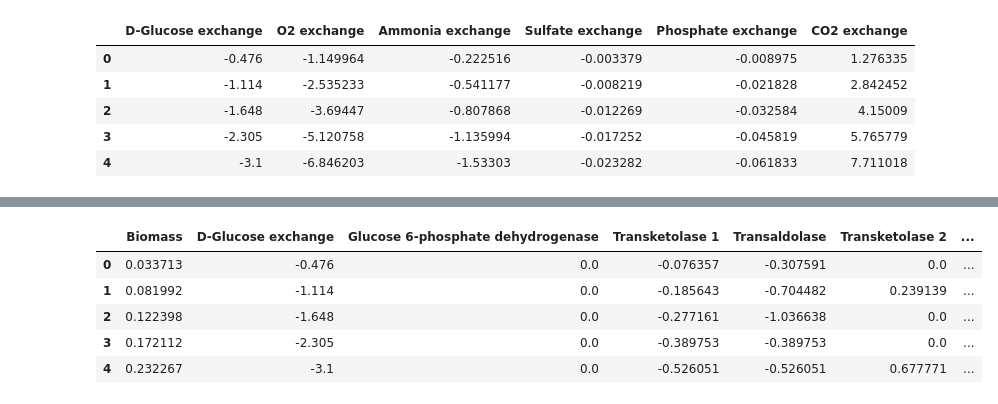
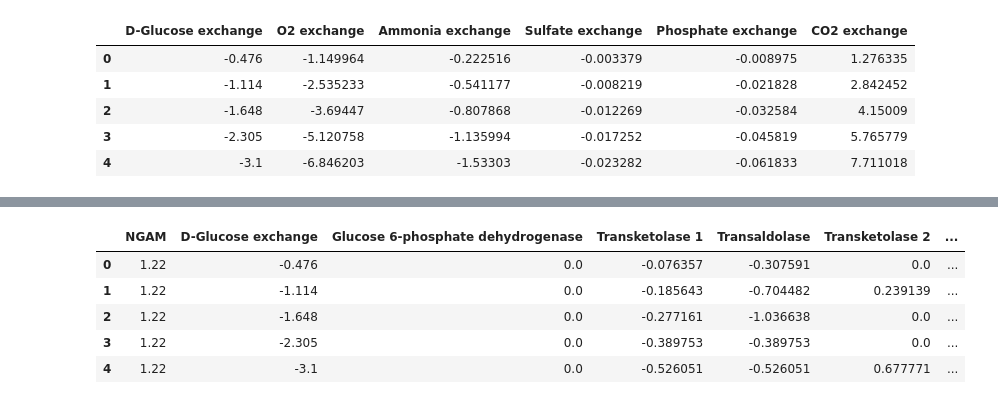
Before and after one commit to maivehanni/BSc_thesis, a Jupyter notebook: Python_scripts/All_models_NGAM_min/Rt_IFO0880_NGAM_min.ipynb, the cells around one changed output, grey strips where cells are left out. Cells and saved outputs as stored; diff of their text form; code cells hidden in the pictures.

```diff
--- a/Python_scripts/All_models_NGAM_min/Rt_IFO0880_NGAM_min.ipynb
+++ b/Python_scripts/All_models_NGAM_min/Rt_IFO0880_NGAM_min.ipynb
@@ -42,27 +39,25 @@ Optimal solution with objective value 0.073
 2398 rows × 2 columns
 # %%
 glucose_uptakes= [0.476, 1.114, 1.648, 2.305, 3.1]
-# growth_rates = [0.03, 0.08, 0.11, 0.17, 0.23] # calculated when optimized for biomass max and constraining glucose uptake to lab data: [0.035529, 0.080933, 0.118766, 0.171733, 0.232267]
-growth_rates = [0.033713, 0.081992, 0.122398, 0.172112, 0.232267]
+growth_rates = [0.033713, 0.081992, 0.122398, 0.172112, 0.232267] # calculated when optimized for biomass max and constraining glucose uptake to lab data: [0.035529, 0.080933, 0.118766, 0.171733, 0.232267]
 
-all_fluxes_NGAM_min = pd.DataFrame(columns=['Growth rate', *all_fluxes.index], index=range(len(glucose_uptakes))) #flux_values.index gives the row names column, * extracts the list of strings
+
+all_fluxes_NGAM_min = pd.DataFrame(columns=['Growth rate','Glucose uptake', *all_fluxes.index], index=range(len(glucose_uptakes))) #flux_values.index gives the row names column, * extracts the list of strings
 
 for i in range(len(glucose_uptakes)):
+# i = 0
     model = cobra.io.read_sbml_model("C:\\Users\\Maive\\Desktop\\BSc_loputoo\\Model_files\\Rt_IFO0880.xml")
-    model.objective =  "ATPM" #'BIOMASS_RT' #
+    model.objective =  "ATPM"
     model.reactions.BIOMASS_RT.bounds = growth_rates[i], growth_rates[i]
     model.reactions.EX_glc__D_e.bounds = -(glucose_uptakes[i]), -(glucose_uptakes[i])
-                            # When I change glc uptake from here I get different solutions
-                            # medium = model.medium
-                            # medium["EX_glc__D_e"] = -(glucose_uptakes[i])
-                            # model.medium = medium
+
     # biomass_rxn.objective_coefficient = 1
     # ngam_rxn.objective_coefficient = -1
     solution = model.optimize('minimize') #
                             # solution = cobra.flux_analysis.pfba(model) # pFBA - but don't know how to minimize
 
 
-    all_fluxes_NGAM_min.loc[i] = solution.fluxes[['BIOMASS_RT', *all_fluxes.index]].values
+    all_fluxes_NGAM_min.loc[i] = solution.fluxes[['BIOMASS_RT', 'EX_glc__D_e', *all_fluxes.index]].values
 
 all_fluxes_NGAM_min
 # %% [output]
@@ -106,21 +96,21 @@ plt.show()
 # %%
-intracellular_fluxes = all_fluxes_NGAM_min[['BIOMASS_RT', 'EX_glc__D_e', 'G6PDH2r', 'TKT1', 'TALA','TKT2', 'XPK', 'FBA', 'PYRDC','PDHm', 'ATPM', 'ACITL']]
+intracellular_fluxes = all_fluxes_NGAM_min[[ 'ATPM', 'EX_glc__D_e', 'G6PDH2r', 'TKT1', 'TALA','TKT2', 'XPK', 'FBA', 'PYRDC','PDHm', 'ACITL']]
 
 for i in range(len(intracellular_fluxes.columns)):
     if intracellular_fluxes.columns[i] != 'TKT1' and intracellular_fluxes.columns[i] != 'TKT2':
         intracellular_fluxes = intracellular_fluxes.rename(columns = {intracellular_fluxes.columns[i]: getattr(model.reactions, intracellular_fluxes.columns[i]).name})
 
 # Adding XPK and FPK together
 intracellular_fluxes['Xylulose-5-phosphate phosphoketolase'] = intracellular_fluxes['Xylulose-5-phosphate phosphoketolase'] + all_fluxes_NGAM_min['FPK']
 
 # Change G6PDH2rp column name to oxpp
 intracellular_fluxes = intracellular_fluxes.rename(columns = {'G6PDH2r': 'oxPPP', 'ATP maintenance requirement': 'NGAM', 'Xylulose-5-phosphate phosphoketolase': 'Phosphoketolase',
                                                               'TKT1': 'Transketolase 1', 'TKT2': 'Transketolase 2'})
 intracellular_fluxes
 # %% [output]
-|  | Biomass | D-Glucose exchange | Glucose 6-phosphate dehydrogenase | Transketolase 1 | Transaldolase | Transketolase 2 | ... |
-| 0 | 0.033713 | -0.476 | 0.0 | -0.076357 | -0.307591 | 0.0 | ... |
-| 1 | 0.081992 | -1.114 | 0.0 | -0.185643 | -0.704482 | 0.239139 | ... |
-| 2 | 0.122398 | -1.648 | 0.0 | -0.277161 | -1.036638 | 0.0 | ... |
-| 3 | 0.172112 | -2.305 | 0.0 | -0.389753 | -0.389753 | 0.0 | ... |
-| 4 | 0.232267 | -3.1 | 0.0 | -0.526051 | -0.526051 | 0.677771 | ... |
+|  | NGAM | D-Glucose exchange | Glucose 6-phosphate dehydrogenase | Transketolase 1 | Transaldolase | Transketolase 2 | ... |
+| 0 | 1.22 | -0.476 | 0.0 | -0.076357 | -0.307591 | 0.0 | ... |
+| 1 | 1.22 | -1.114 | 0.0 | -0.185643 | -0.704482 | 0.239139 | ... |
+| 2 | 1.22 | -1.648 | 0.0 | -0.277161 | -1.036638 | 0.0 | ... |
+| 3 | 1.22 | -2.305 | 0.0 | -0.389753 | -0.389753 | 0.0 | ... |
+| 4 | 1.22 | -3.1 | 0.0 | -0.526051 | -0.526051 | 0.677771 | ... |
```
Also changed, not shown: parts of 12 cells of this notebook, 57 other files.
